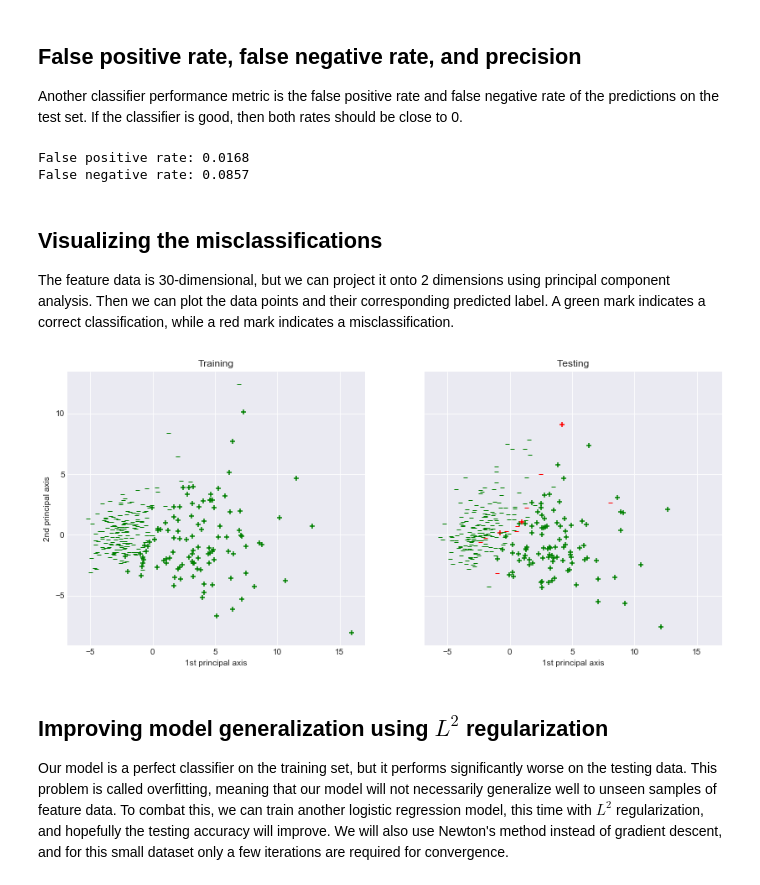
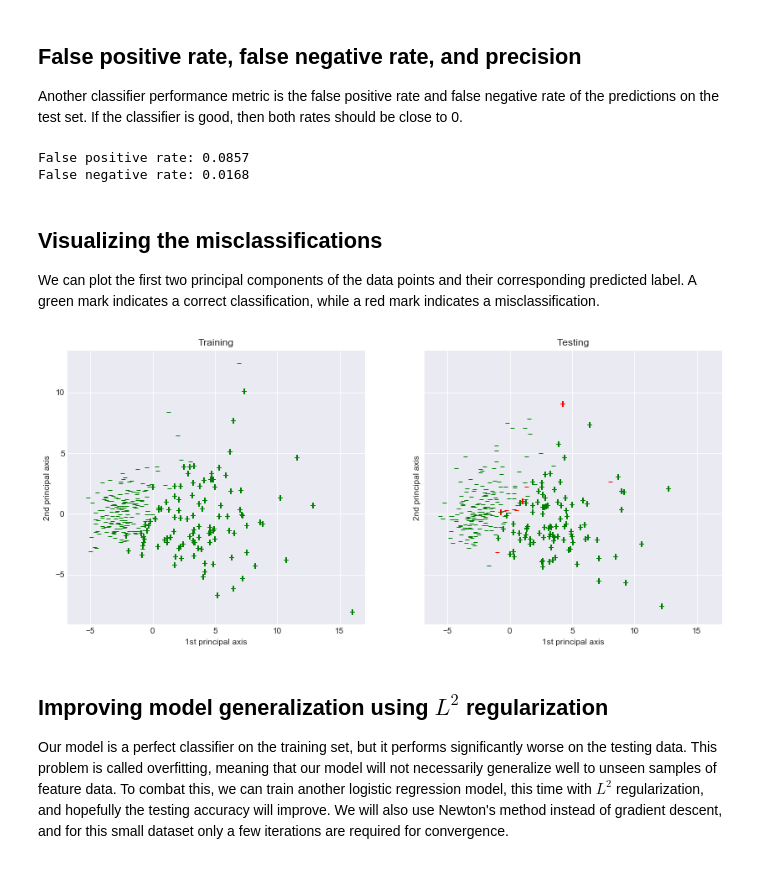
Before and after one commit to artemmavrin/StatTools, a Jupyter notebook: examples/Logistic Regression.ipynb, the cells around one changed output. Cells and saved outputs as stored; diff of their text form; code cells hidden in the pictures.

```diff
--- a/examples/Logistic Regression.ipynb
+++ b/examples/Logistic Regression.ipynb
@@ -26,6 +27,10 @@ data = load_breast_cancer()
 x = data.data
 y = data.target_names[data.target]
 
+# Relabel the target vector
+y[y == "malignant"] = "+"
+y[y == "benign"] = "-"
+
 np.random.seed(100)
 idx = np.random.permutation(y.size)
 x_train, x_test = np.array_split(x[idx], 2)
@@ -124,39 +129,27 @@ precision = tp / (tp + fp)
 print(f"False positive rate: {fpr:.4f}")
 print(f"False negative rate: {fnr:.4f}")
 # %% [output]
-False positive rate: 0.0168
-False negative rate: 0.0857
+False positive rate: 0.0857
+False negative rate: 0.0168
 # %% [markdown]
 ## Visualizing the misclassifications
 
-The feature data is 30-dimensional, but we can project it onto 2 dimensions using principal component analysis.
-Then we can plot the data points and their corresponding predicted label.
+We can plot the first two principal components of the data points and their corresponding predicted label.
 A green mark indicates a correct classification, while a red mark indicates a misclassification.
 # %%
-# Reduce the training and testing data to 2 dimensions using PCA
-pca = PCA()
-pca.fit(x_train)
-x_train_2d = pca.transform(x_train, dim=2)
-x_test_2d = pca.transform(x_test, dim=2)
-
 # Plot the labeled training and test data
 _, axes = plt.subplots(1, 2, sharex="all", sharey="all", figsize=(14, 6))
-for label_true, label_pred in product(data.target_names, data.target_names):
-    marker = "+" if label_pred == "malignant" else "$-$"
-    color = "g" if label_pred == label_true else "r"
-    idx_train = (pred_train == label_pred) * (y_train == label_true)
-    idx_test = (pred_test == label_pred) * (y_test == label_true)
-    axes[0].scatter(x_train_2d[idx_train, 0], x_train_2d[idx_train, 1], c=color, marker=marker)
-    axes[1].scatter(x_test_2d[idx_test, 0], x_test_2d[idx_test, 1], c=color, marker=marker)
+_, pca = pca_label_plot(x_train, y_train, pred_train, ax=axes[0])
+pca_label_plot(x_test, y_test, pred_test, pca=pca, ax=axes[1])
 axes[0].set_title("Training")
 axes[1].set_title("Testing")
 axes[0].set_xlabel("1st principal axis")
 axes[0].set_ylabel("2nd principal axis")
 axes[1].set_xlabel("1st principal axis")
 plt.show()
 plt.close()
 # %% [output]
-[figure, old version]
+[figure, new version]
 # %% [markdown]
 ## Improving model generalization using $L^2$ regularization
 
```
Also changed, not shown: parts of 6 cells of this notebook, 3 other files.
